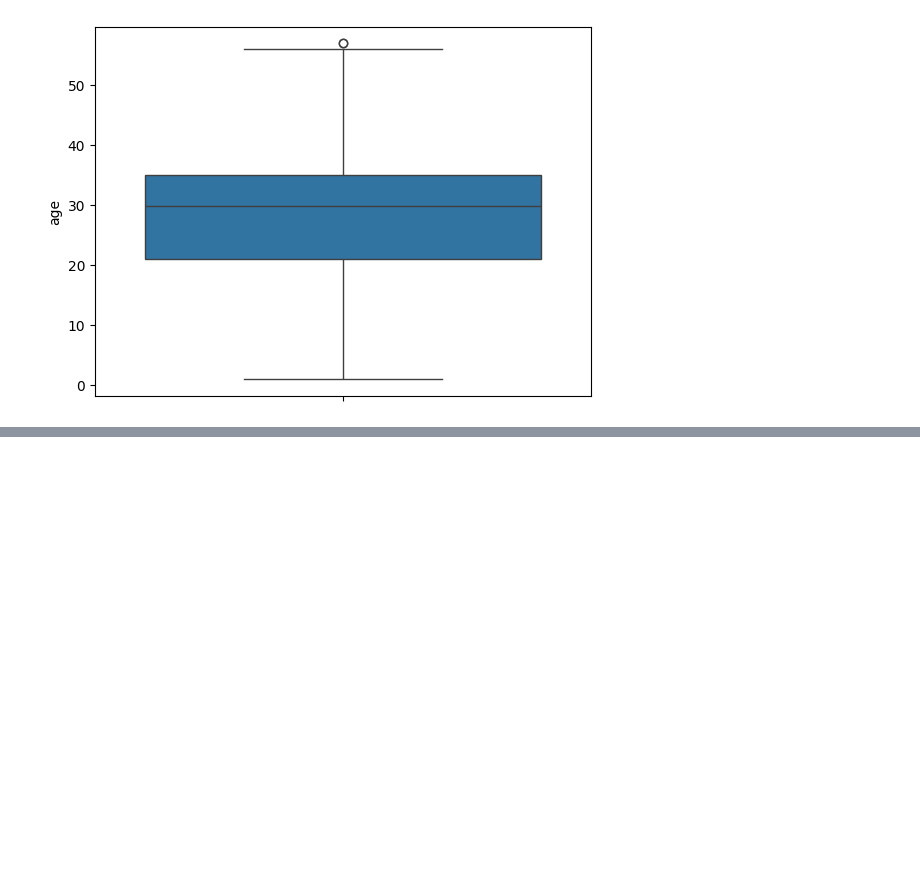
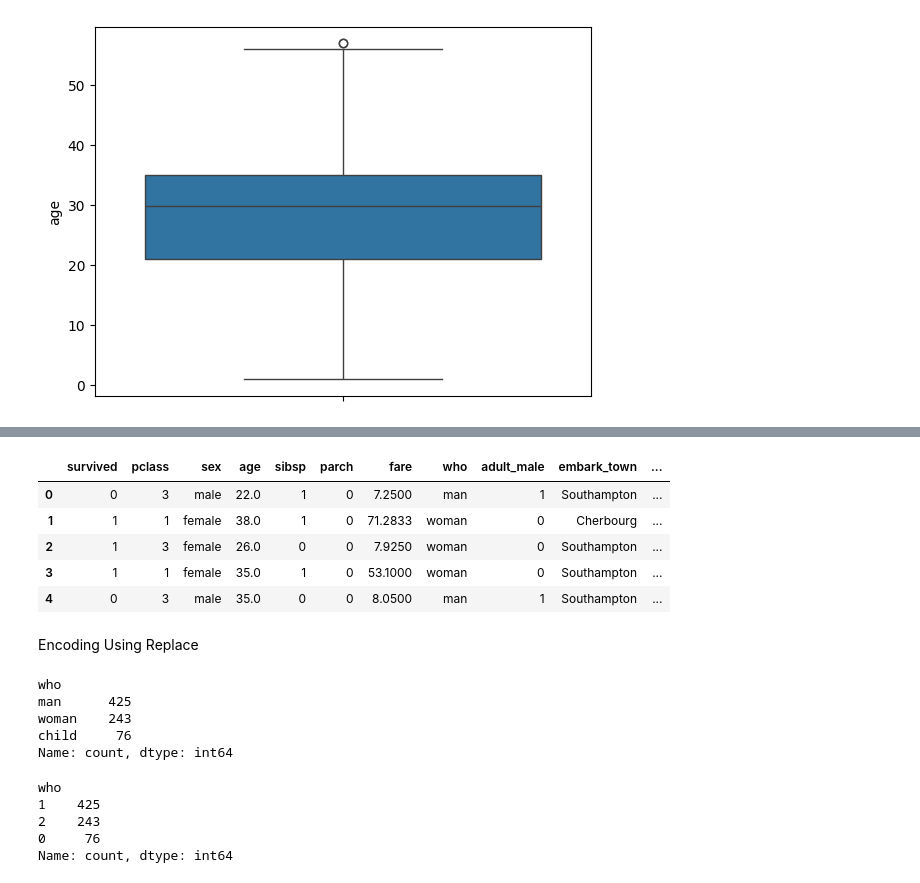
Before and after one commit to Bikram213/titanic_dataset_EDA, a Jupyter notebook: titanic_dataset_EDA.ipynb, the cells around one changed output, grey strips where cells are left out. Drawn from its saved outputs; the diff is of its cells as text; code cells hidden in the pictures; blank space fills up the shorter version.

Commit message:
Encoding using replace and scikit started

```diff
--- a/titanic_dataset_EDA.ipynb
+++ b/titanic_dataset_EDA.ipynb
@@ -491,0 +551,20 @@ sns.boxplot(new_df['age'])
+# %%
+df5['alone'] = df5['alone'].astype('int64')
+df5.head()
+# %% [output]
+|  | survived | pclass | sex | age | sibsp | parch | fare | who | adult_male | embark_town | ... |
+| 0 | 0 | 3 | male | 22.0 | 1 | 0 | 7.2500 | man | 1 | Southampton | ... |
+| 1 | 1 | 1 | female | 38.0 | 1 | 0 | 71.2833 | woman | 0 | Cherbourg | ... |
+| 2 | 1 | 3 | female | 26.0 | 0 | 0 | 7.9250 | woman | 0 | Southampton | ... |
+| 3 | 1 | 1 | female | 35.0 | 1 | 0 | 53.1000 | woman | 0 | Southampton | ... |
+| 4 | 0 | 3 | male | 35.0 | 0 | 0 | 8.0500 | man | 1 | Southampton | ... |
+# %% [markdown]
+Encoding Using Replace
+# %%
+df5['who'].value_counts()
+# %% [output]
+who
+man      425
+woman    243
+child     76
+Name: count, dtype: int64
@@ -491,0 +573,8 @@ sns.boxplot(new_df['age'])
+# %%
+df5['who'].value_counts()
+# %% [output]
+who
+1    425
+2    243
+0     76
+Name: count, dtype: int64
```
Also changed, not shown: parts of 23 cells of this notebook.
